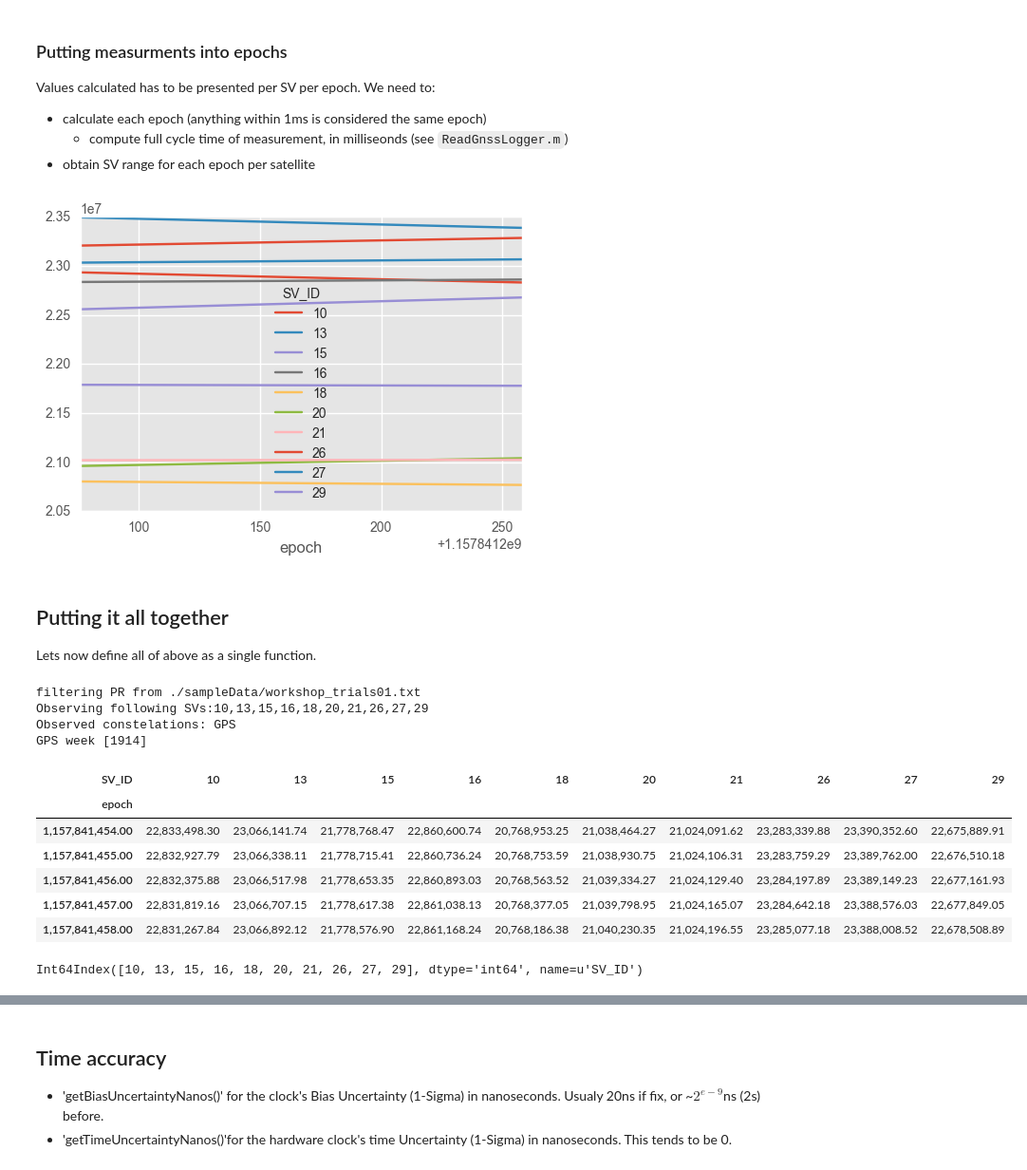
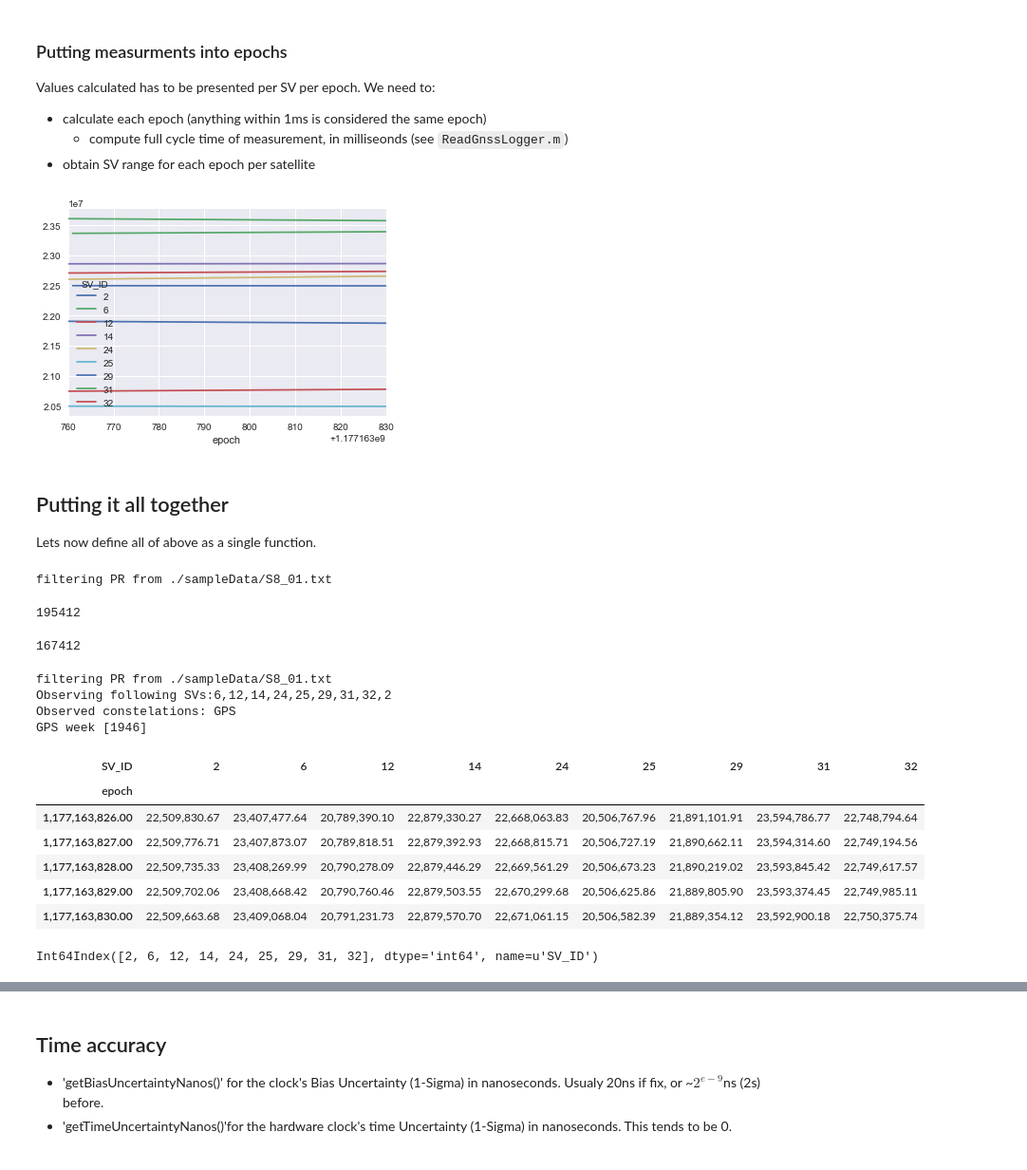
Before and after one commit to DfAC/AndroidGNSS, a Jupyter notebook: ProcessRanges.ipynb, the cells around one changed output, grey strips where cells are left out. Shown: that part at 95% size. Cells and saved outputs as stored; diff of their text form; code cells hidden in the pictures.

```diff
--- a/ProcessRanges.ipynb
+++ b/ProcessRanges.ipynb
@@ -73,8 +73,3 @@ For this workshop we will only focus on the last one.
 * Measurement of time-of-flight of coded signals
 * time difference between satellite and the receiver $$L = \frac{T_{receiver \atop arrival}
 -T^{satellite \atop transmission}}{c}$$.
-# %%
-data_file = "./sampleData/workshop_trials01.txt"
-df_GNSS = readGNSSLogger(data_file)
-
-df_GNSS.head()
@@ -102,3 +88,8 @@ def readGNSSLogger (data_file):
                        names= colNames,encoding = 'utf-8-sig',na_values = ["NULL",""],engine ='c')
 
   return dataFrame
+# %%
+data_file = "./sampleData/S8_01.txt"
+df_GNSS = readGNSSLogger(data_file)
+
+df_GNSS.head()
@@ -105,3 +105,5 @@ def readGNSSLogger (data_file):
+# %%
+df_GNSS = df_GNSS[1000:] #cut noisy start of data
 # %%
 print "First let's demonstrate how bitwise operations work. For example:\n1st bit{:#010b}\n3rd bit{:#010b}".format(1<<0,1<<2)
 #state = 0b00101110
@@ -214,7 +216,7 @@ df_PR =pd.DataFrame({'epoch': allRxSec,'SV_ID': df_GNSS.SVid,'PR': PR_m})
 SV_ranges = df_PR.pivot(index='epoch',columns='SV_ID', values='PR')
 SV_ranges.plot();
 # %% [output]
-[figure, old version]
+[figure, new version]
 # %% [markdown]
 ## Putting it all together
 
@@ -242,29 +244,41 @@ def CalculatePseudorange(dataFrame):
   df_PRbySV = df_PR.pivot(index='epoch',columns='SV_ID', values='PR')
 
   return df_PRbySV
+# %%
+df_GNSS = readGNSSLogger(data_file)
+# %% [output]
+filtering PR from ./sampleData/S8_01.txt
+# %%
+print(df_GNSS.size)
+df_GNSS= df_GNSS[1000:]
+df_GNSS.size
+# %% [output]
+195412
+167412
 # %%
 df_GNSS = readGNSSLogger(data_file)
 df_GNSS = df_GNSS[df_GNSS.ConstellationType==1]
+df_GNSS = df_GNSS[1000:]
 BasicInfo(df_GNSS)
 
 test = CalculatePseudorange(df_GNSS)
 test.tail()
 # %% [output]
-filtering PR from ./sampleData/workshop_trials01.txt
-Observing following SVs:10,13,15,16,18,20,21,26,27,29
+filtering PR from ./sampleData/S8_01.txt
+Observing following SVs:6,12,14,24,25,29,31,32,2
 Observed constelations: GPS
-GPS week [1914]
+GPS week [1946]
-| SV_ID | 10 | 13 | 15 | 16 | 18 | 20 | 21 | 26 | 27 | 29 |
-| epoch |  |  |  |  |  |  |  |  |  |  |
-| 1,157,841,454.00 | 22,833,498.30 | 23,066,141.74 | 21,778,768.47 | 22,860,600.74 | 20,768,953.25 | 21,038,464.27 | 21,024,091.62 | 23,283,339.88 | 23,390,352.60 | 22,675,889.91 |
-| 1,157,841,455.00 | 22,832,927.79 | 23,066,338.11 | 21,778,715.41 | 22,860,736.24 | 20,768,753.59 | 21,038,930.75 | 21,024,106.31 | 23,283,759.29 | 23,389,762.00 | 22,676,510.18 |
-| 1,157,841,456.00 | 22,832,375.88 | 23,066,517.98 | 21,778,653.35 | 22,860,893.03 | 20,768,563.52 | 21,039,334.27 | 21,024,129.40 | 23,284,197.89 | 23,389,149.23 | 22,677,161.93 |
-| 1,157,841,457.00 | 22,831,819.16 | 23,066,707.15 | 21,778,617.38 | 22,861,038.13 | 20,768,377.05 | 21,039,798.95 | 21,024,165.07 | 23,284,642.18 | 23,388,576.03 | 22,677,849.05 |
-| 1,157,841,458.00 | 22,831,267.84 | 23,066,892.12 | 21,778,576.90 | 22,861,168.24 | 20,768,186.38 | 21,040,230.35 | 21,024,196.55 | 23,285,077.18 | 23,388,008.52 | 22,678,508.89 |
+| SV_ID | 2 | 6 | 12 | 14 | 24 | 25 | 29 | 31 | 32 |
+| epoch |  |  |  |  |  |  |  |  |  |
+| 1,177,163,826.00 | 22,509,830.67 | 23,407,477.64 | 20,789,390.10 | 22,879,330.27 | 22,668,063.83 | 20,506,767.96 | 21,891,101.91 | 23,594,786.77 | 22,748,794.64 |
+| 1,177,163,827.00 | 22,509,776.71 | 23,407,873.07 | 20,789,818.51 | 22,879,392.93 | 22,668,815.71 | 20,506,727.19 | 21,890,662.11 | 23,594,314.60 | 22,749,194.56 |
+| 1,177,163,828.00 | 22,509,735.33 | 23,408,269.99 | 20,790,278.09 | 22,879,446.29 | 22,669,561.29 | 20,506,673.23 | 21,890,219.02 | 23,593,845.42 | 22,749,617.57 |
+| 1,177,163,829.00 | 22,509,702.06 | 23,408,668.42 | 20,790,760.46 | 22,879,503.55 | 22,670,299.68 | 20,506,625.86 | 21,889,805.90 | 23,593,374.45 | 22,749,985.11 |
+| 1,177,163,830.00 | 22,509,663.68 | 23,409,068.04 | 20,791,231.73 | 22,879,570.70 | 22,671,061.15 | 20,506,582.39 | 21,889,354.12 | 23,592,900.18 | 22,750,375.74 |
 # %%
 test.columns
 # %% [output]
-Int64Index([10, 13, 15, 16, 18, 20, 21, 26, 27, 29], dtype='int64', name=u'SV_ID')
+Int64Index([2, 6, 12, 14, 24, 25, 29, 31, 32], dtype='int64', name=u'SV_ID')
 # %%
 test.plot();
 # %% [output]
```
Also changed, not shown: parts of 9 cells of this notebook.
